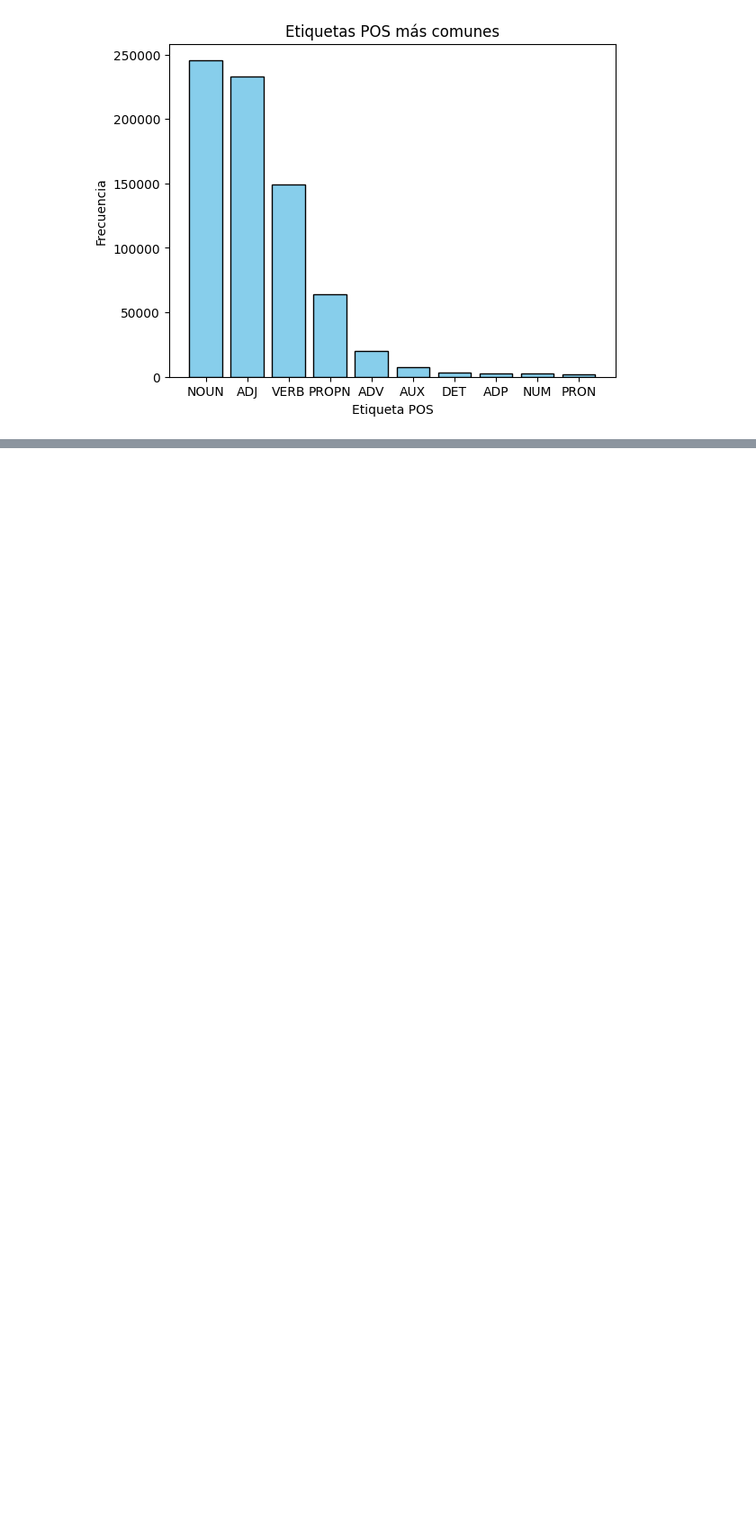
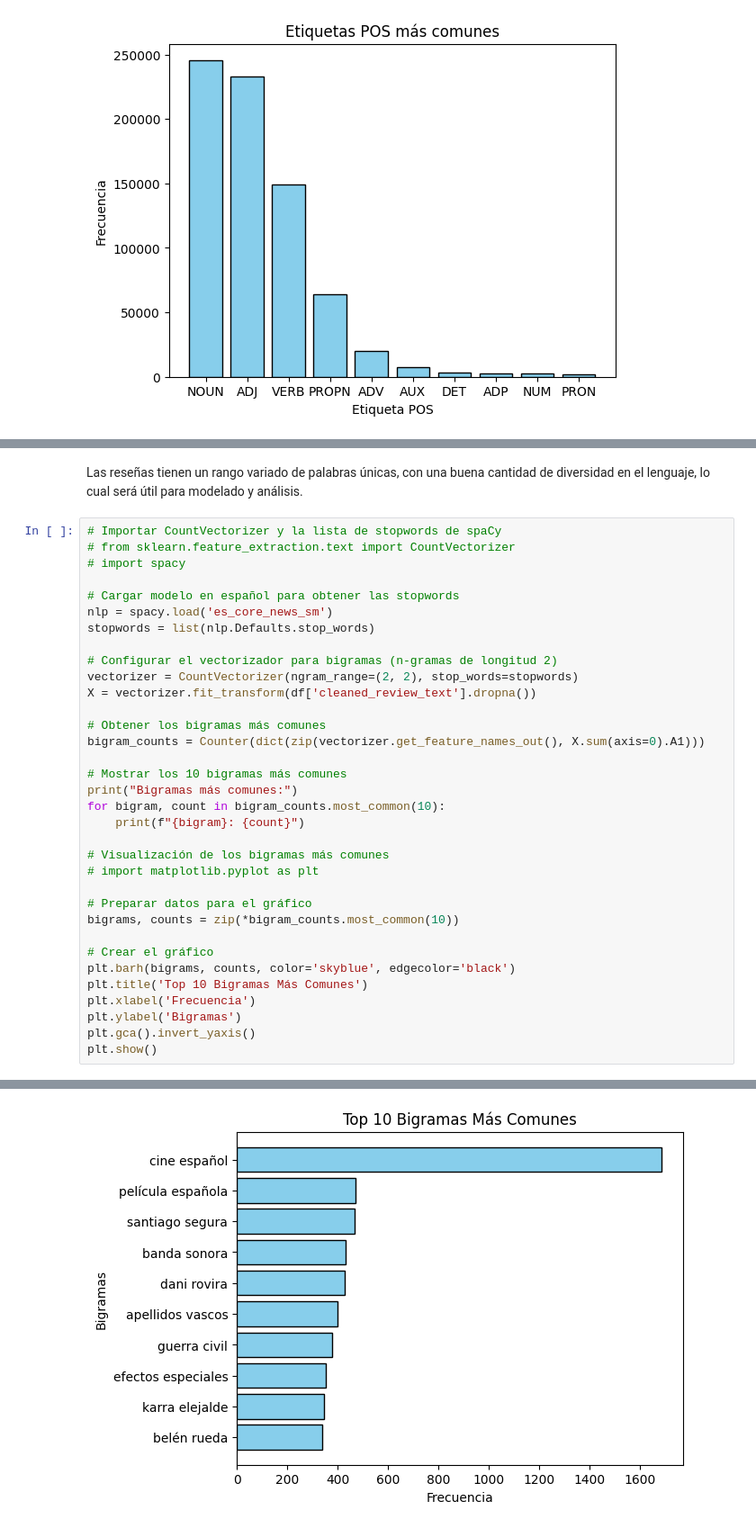
Before and after one commit to tdiego74/Clase_Data_Science_III_PBLC, a Jupyter notebook: Proyecto_DS_III_Entrega_Final_Tocci.ipynb, the cells around one changed output, grey strips where cells are left out. Shown: that part at 90% size. Drawn from its saved outputs; the diff is of its cells as text; blank space fills up the shorter version.

```diff
--- a/Proyecto_DS_III_Entrega_Final_Tocci.ipynb
+++ b/Proyecto_DS_III_Entrega_Final_Tocci.ipynb
@@ -313,0 +378,37 @@ PART: 3
+# %% [markdown]
+Las reseñas tienen un rango variado de palabras únicas, con una buena cantidad de diversidad en el lenguaje, lo cual será útil para modelado y análisis.
+# %%
+# Importar CountVectorizer y la lista de stopwords de spaCy
+# from sklearn.feature_extraction.text import CountVectorizer
+# import spacy
+
+# Cargar modelo en español para obtener las stopwords
+nlp = spacy.load('es_core_news_sm')
+stopwords = list(nlp.Defaults.stop_words)
+
+# Configurar el vectorizador para bigramas (n-gramas de longitud 2)
+vectorizer = CountVectorizer(ngram_range=(2, 2), stop_words=stopwords)
+X = vectorizer.fit_transform(df['cleaned_review_text'].dropna())
+
+# Obtener los bigramas más comunes
+bigram_counts = Counter(dict(zip(vectorizer.get_feature_names_out(), X.sum(axis=0).A1)))
+
+# Mostrar los 10 bigramas más comunes
+print("Bigramas más comunes:")
+for bigram, count in bigram_counts.most_common(10):
+    print(f"{bigram}: {count}")
+
+# Visualización de los bigramas más comunes
+# import matplotlib.pyplot as plt
+
+# Preparar datos para el gráfico
+bigrams, counts = zip(*bigram_counts.most_common(10))
+
+# Crear el gráfico
+plt.barh(bigrams, counts, color='skyblue', edgecolor='black')
+plt.title('Top 10 Bigramas Más Comunes')
+plt.xlabel('Frecuencia')
+plt.ylabel('Bigramas')
+plt.gca().invert_yaxis()
+plt.show()
+# %% [output]
@@ -313,0 +426 @@ PART: 3
+[figure, added]
```
Also changed, not shown: parts of 16 cells of this notebook.
